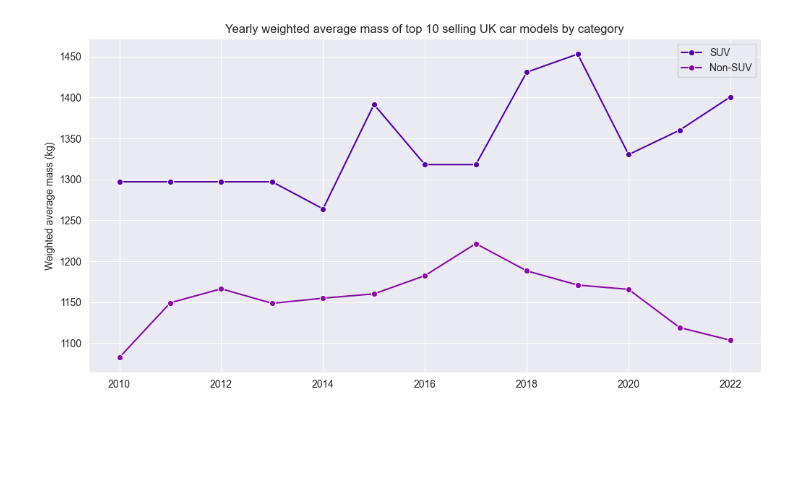
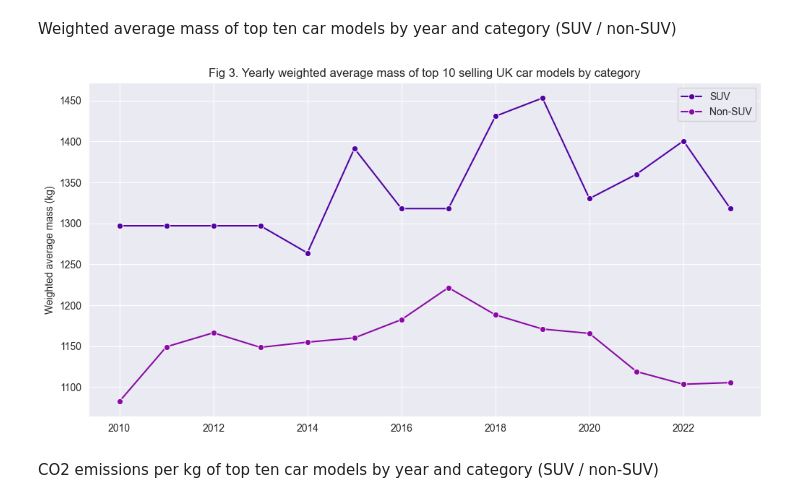
Before and after one commit to stepons/PostWorkings, a Jupyter notebook: SUVs and emissions/SUVs_and_emissions.ipynb, the cells around one changed output. Drawn from its saved outputs; the diff is of its cells as text; code cells hidden in the pictures; blank space fills up the shorter version.

```diff
--- a/SUVs and emissions/SUVs_and_emissions.ipynb
+++ b/SUVs and emissions/SUVs_and_emissions.ipynb
@@ -60,36 +221,29 @@ plt.show()
 # %%
-# Weighted average car mass by year
 
-
-# Initialize a dictionary to store the results
 yearly_weighted_averages = {}
 
-# Iterate through the year columns
-for year in range(2010, 2023):
+for year in range(2010, 2024):
     total_weighted_sum = 0
     total_cars_sold = 0
 
-    # Iterate through the rows
     for index, row in sales_df.iterrows():
         model = row['Model']
 
-        # Check if the year column has a non-null value
-        if not pd.isna(row[year]):
-            # Get the weight using both model and year
+        #Check if the year column has a non-null value
+        if not pd.isna(row[str(year)]):
             weight = car_weights.get((model, year), 0)
-            cars_sold = row[year]  # Number of cars sold for this model in this year
+            cars_sold = row[str(year)]
             total_weighted_sum += weight * cars_sold
             total_cars_sold += cars_sold
 
-    # Calculate the weighted average weight for the year
+    #Calculate the weighted average weight for the year
     if total_cars_sold > 0:
         weighted_average_weight = total_weighted_sum / total_cars_sold
         yearly_weighted_averages[year] = weighted_average_weight
 
-# Create a DataFrame from the dictionary for plotting
+#Create a DataFrame from the dictionary for plotting
 weighted_average_df = pd.DataFrame(list(yearly_weighted_averages.items()), columns=['Year', 'Weighted Average Weight'])
 
-# Plot the data
 plt.figure(figsize=(12, 6))
 sns.lineplot(data=weighted_average_df, x='Year', y='Weighted Average Weight', marker='o')
 plt.title('Yearly weighted average mass of top 10 selling UK car models')
@@ -102,63 +444,59 @@ plt.show()
+# %% [markdown]
+Weighted average mass of top ten car models by year and category (SUV / non-SUV)
 # %%
-# Weighted average car mass by year, split SUV and non-SUV
 
-
-# Initialize dictionaries to store the results for SUVs and non-SUVs
 yearly_suv_weighted_averages = {}
 yearly_non_suv_weighted_averages = {}
 
-# Iterate through the year columns
-for year in range(2010, 2023):
+for year in range(2010, 2024):
     total_suv_weighted_sum = 0
     total_non_suv_weighted_sum = 0
     total_suv_cars_sold = 0
     total_non_suv_cars_sold = 0
 
-    # Iterate through the rows
     for index, row in sales_df.iterrows():
         model = row['Model']
 
-        # Check if the year column has a non-null value
-        if not pd.isna(row[year]):
-            # Get the weight using both model and year
+        #Check if the year column has a non-null value
+        if not pd.isna(row[str(year)]):
             weight = car_weights.get((model, year), 0)
-            cars_sold = row[year]  # Number of cars sold for this model in this year
+            cars_sold = row[str(year)]
 
-            # Check if there is a matching entry in weight_df
             matching_entry = weight_df[(weight_df['Model'] == model) & (weight_df['Year'] == year)]
             if not matching_entry.empty:
                 is_suv = matching_entry['SUV'].values[0]
                 #print('SUV test: ', is_suv)
 
                 if is_suv == 1:
                     total_suv_weighted_sum += weight * cars_sold
                     total_suv_cars_sold += cars_sold
                 else:
                     total_non_suv_weighted_sum += weight * cars_sold
                     total_non_suv_cars_sold += cars_sold
 
-    # Calculate the weighted average weight for SUVs and non-SUVs for the year
+    #Calculate the weighted average weight for SUVs and non-SUVs for the year
     if total_suv_cars_sold > 0:
         suv_weighted_average_weight = total_suv_weighted_sum / total_suv_cars_sold
         yearly_suv_weighted_averages[year] = suv_weighted_average_weight
 
     if total_non_suv_cars_sold > 0:
         non_suv_weighted_average_weight = total_non_suv_weighted_sum / total_non_suv_cars_sold
         yearly_non_suv_weighted_averages[year] = non_suv_weighted_average_weight
 
-# Create DataFrames from the dictionaries for plotting
+#Create DataFrames from the dictionaries for plotting
 suv_weighted_average_df = pd.DataFrame(list(yearly_suv_weighted_averages.items()), columns=['Year', 'SUV Weighted Average Weight'])
 non_suv_weighted_average_df = pd.DataFrame(list(yearly_non_suv_weighted_averages.items()), columns=['Year', 'Non-SUV Weighted Average Weight'])
 
-# Plot the data
 plt.figure(figsize=(12, 6))
 sns.lineplot(data=suv_weighted_average_df, x='Year', y='SUV Weighted Average Weight', label='SUV', marker='o')
 sns.lineplot(data=non_suv_weighted_average_df, x='Year', y='Non-SUV Weighted Average Weight', label='Non-SUV', marker='o')
-plt.title('Yearly weighted average mass of top 10 selling UK car models by category')
+plt.title('Fig 3. Yearly weighted average mass of top 10 selling UK car models by category')
 plt.xlabel('')
 plt.ylabel('Weighted average mass (kg)')
 plt.legend()
 plt.grid(True)
 plt.show()
 # %% [output]
-[figure, old version]
+[figure, new version]
+# %% [markdown]
+CO2 emissions per kg of top ten car models by year and category (SUV / non-SUV)
```
Also changed, not shown: parts of 25 cells of this notebook, 4 other files.
